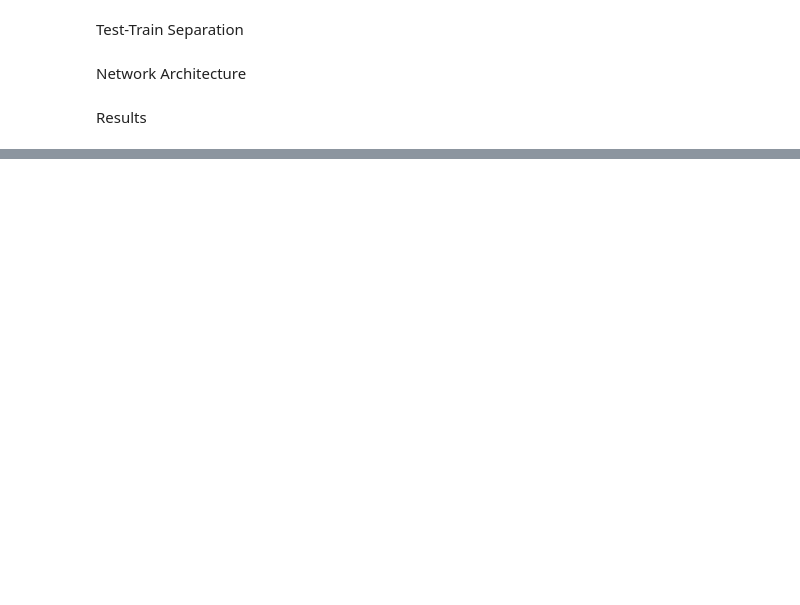
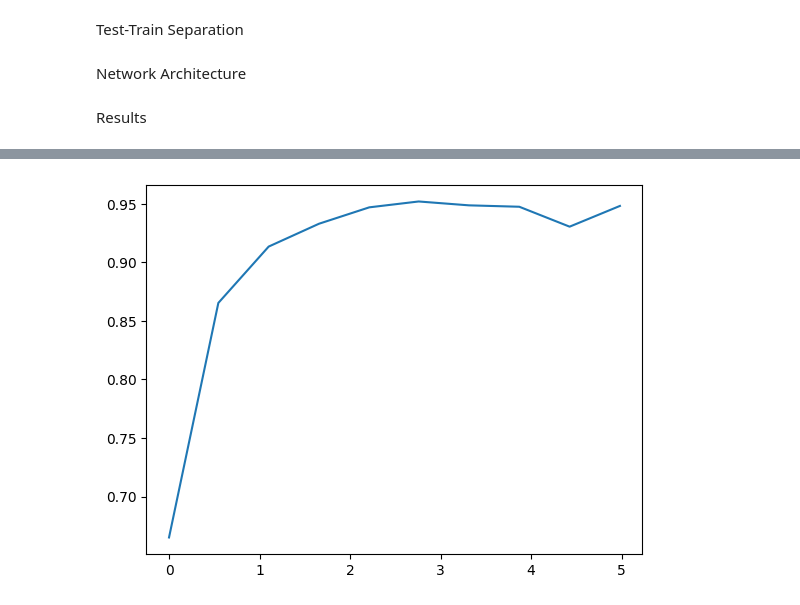
Before and after one commit to mcanoibec/fast_smart_scanning, a Jupyter notebook: work_directory/other_examples/NN_Smart_Drive_Bueno.ipynb, the cells around one changed output, grey strips where cells are left out. Saved outputs shown, nothing was run; the diff lists cells and outputs as text; code cells hidden in the pictures; blank space fills up the shorter version.

```diff
--- a/work_directory/other_examples/NN_Smart_Drive_Bueno.ipynb
+++ b/work_directory/other_examples/NN_Smart_Drive_Bueno.ipynb
@@ -705,0 +628,6 @@ for ix in np.array(np.linspace(0, len(train_ratios_all)-1, 4)).astype(int):
+# %%
+plt.plot(stops/len(cell_index)*100, ssim_all)
+export=np.column_stack((stops/len(cell_index)*100, ssim_all))
+np.savetxt(rf'd:\Exports\pres240510\{filename}_ssim.csv', export)
+# %% [output]
+[figure, added]
```
Also changed, not shown: parts of 9 cells of this notebook, 15 other files.
